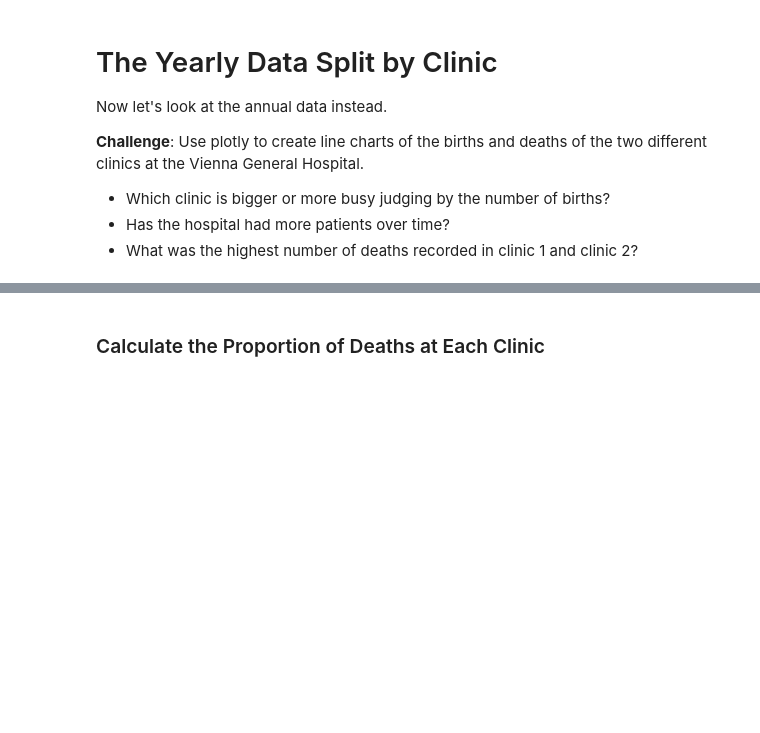
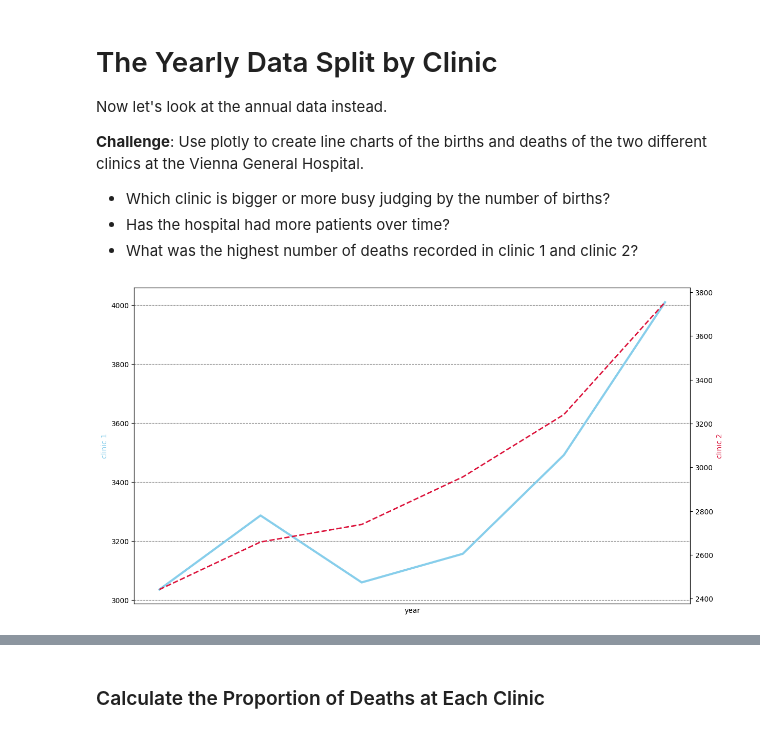
Before and after one commit to liuti-ma/python_study_notes, a Jupyter notebook: Dr+Semmelweis+Analysis/Dr_Semmelweis_Handwashing_Discovery_(start).ipynb, the cells around one changed output, grey strips where cells are left out. Cells and saved outputs as stored; diff of their text form; code cells hidden in the pictures; blank space fills up the shorter version.

```diff
--- a/Dr+Semmelweis+Analysis/Dr_Semmelweis_Handwashing_Discovery_(start).ipynb
+++ b/Dr+Semmelweis+Analysis/Dr_Semmelweis_Handwashing_Discovery_(start).ipynb
@@ -180,3 +190,19 @@ Now let's look at the annual data instead.
 * Which clinic is bigger or more busy judging by the number of births?
 * Has the hospital had more patients over time?
 * What was the highest number of deaths recorded in clinic 1 and clinic 2?
+# %%
+plt.figure(figsize=(14,8))
+
+ax1 = plt.gca()
+ax2 = ax1.twinx()
+ax1.plot(df_yearly[df_yearly["clinic"] =='clinic 1'].year, df_yearly[df_yearly["clinic"] =='clinic 1'].births, color='skyblue', linestyle='-', linewidth=3)
+ax2.plot(df_yearly[df_yearly["clinic"] =='clinic 1'].year, df_yearly[df_yearly["clinic"] =='clinic 2'].births, color='crimson', linestyle='--', linewidth=2)
+ax1.set_xlabel('year')
+ax1.set_ylabel('clinic 1', color='skyblue')
+ax2.set_ylabel('clinic 2', color='crimson')
+ax1.grid(color='grey', linestyle='--')
+ax1.xaxis.set_major_locator(mdates.YearLocator())
+ax1.xaxis.set_major_formatter(mdates.DateFormatter('%Y'))
+plt.show()
+# %% [output]
+[figure, added]
```
Also changed, not shown: parts of 8 cells of this notebook.
